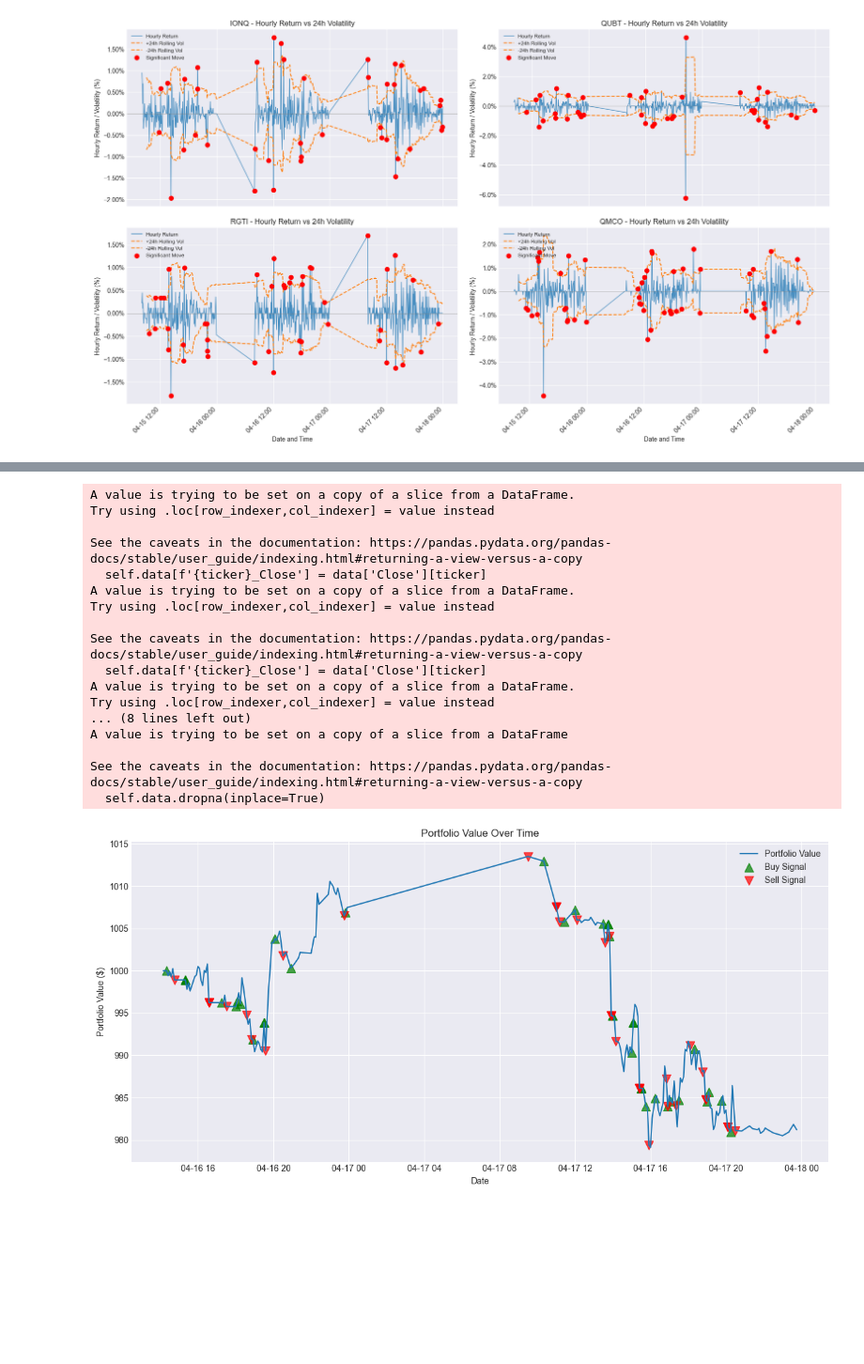
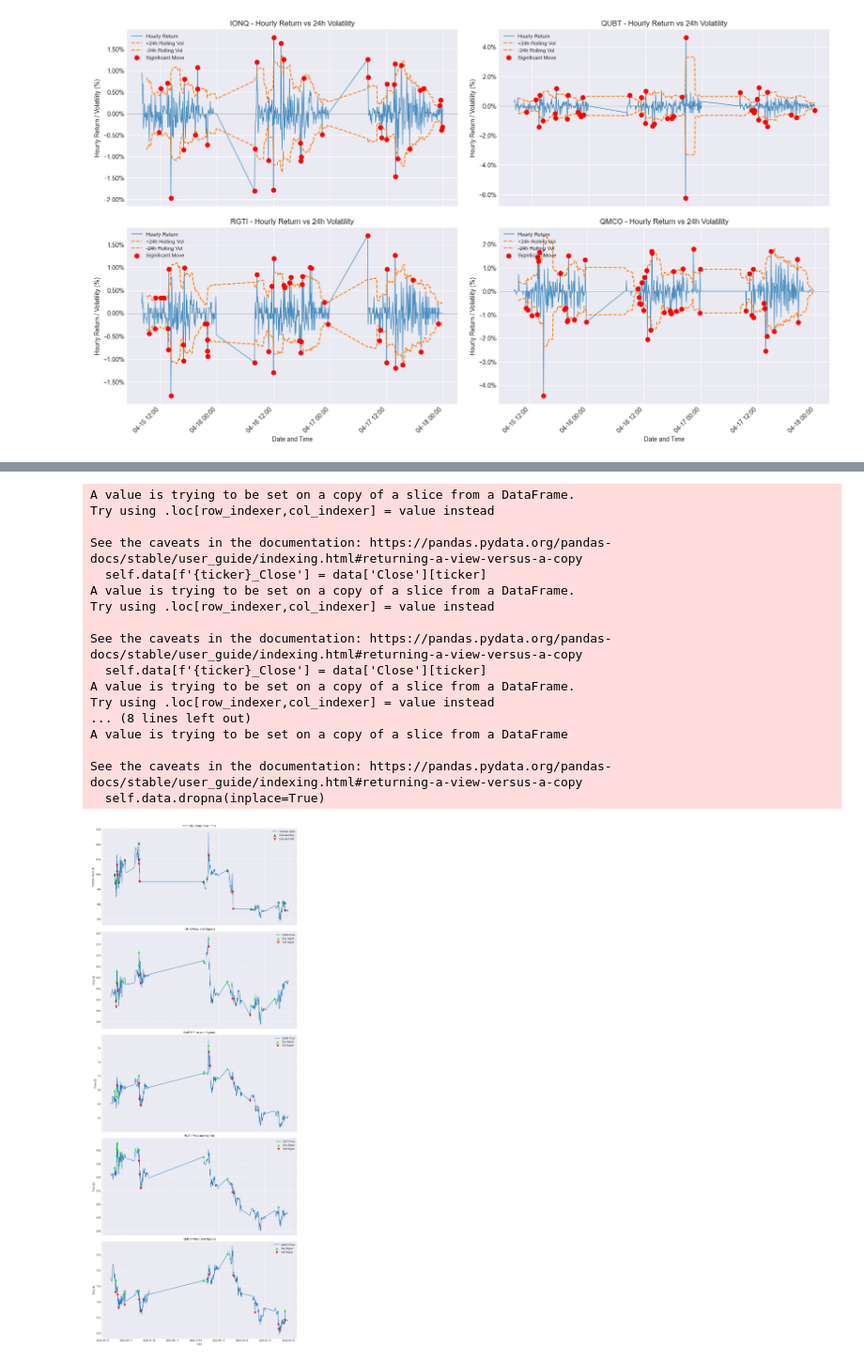
Before and after one commit to andrewBatutin/ib-ai-bot, a Jupyter notebook: notebooks/q_stock_sigma.ipynb, the cells around one changed output, grey strips where cells are left out. Shown at 94% size. Cells and saved outputs as stored; diff of their text form; code cells hidden in the pictures; blank space fills up the shorter version.

Commit message:
feat: added charts

```diff
--- a/notebooks/q_stock_sigma.ipynb
+++ b/notebooks/q_stock_sigma.ipynb
@@ -211,8 +211,8 @@ backtester = SimpleBacktester(
     start_date=start,
     end_date=end,
     initial_capital=1000.0,
-    volatility_window=560, # ~1 month
-    sigma_threshold=1, # Trade if return > 1.5 * sigma
+    volatility_window=10, # ~1 month
+    sigma_threshold=3, # Trade if return > 1.5 * sigma
     trade_size_fraction=0.2,
     interval="5m",
 )
@@ -239,19 +239,19 @@ Performance Metrics:
 - Win Rate (%): 100.00
 A value is trying to be set on a copy of a slice from a DataFrame.
 Try using .loc[row_indexer,col_indexer] = value instead
 
 See the caveats in the documentation: https://pandas.pydata.org/pandas-docs/stable/user_guide/indexing.html#returning-a-view-versus-a-copy
   self.data[f'{ticker}_Close'] = data['Close'][ticker]
 A value is trying to be set on a copy of a slice from a DataFrame.
 Try using .loc[row_indexer,col_indexer] = value instead
 
 See the caveats in the documentation: https://pandas.pydata.org/pandas-docs/stable/user_guide/indexing.html#returning-a-view-versus-a-copy
   self.data[f'{ticker}_Close'] = data['Close'][ticker]
 A value is trying to be set on a copy of a slice from a DataFrame.
 Try using .loc[row_indexer,col_indexer] = value instead
 ... (8 lines left out)
 A value is trying to be set on a copy of a slice from a DataFrame
 
 See the caveats in the documentation: https://pandas.pydata.org/pandas-docs/stable/user_guide/indexing.html#returning-a-view-versus-a-copy
   self.data.dropna(inplace=True)
-[figure, old version]
+[figure, new version]
```
Also changed, not shown: parts of 1 cell of this notebook, 1 other file.
